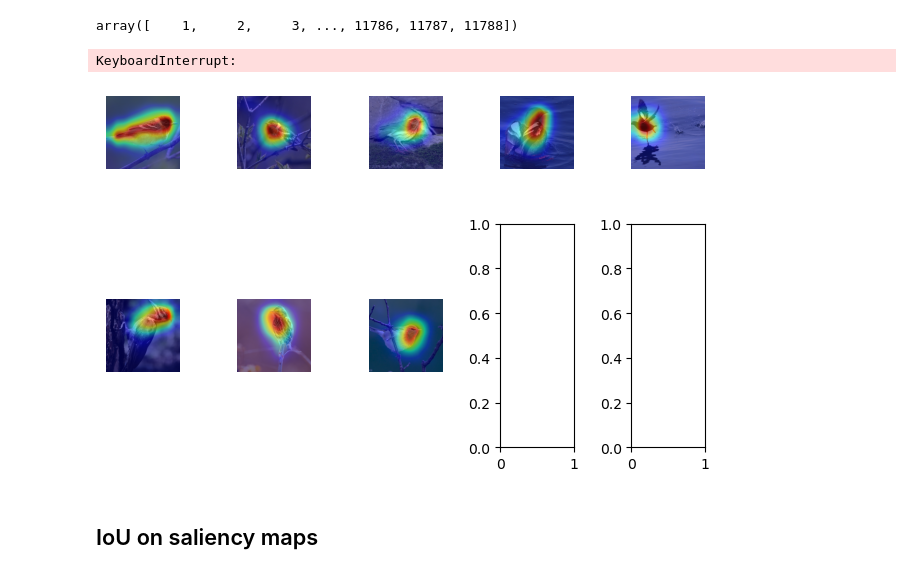
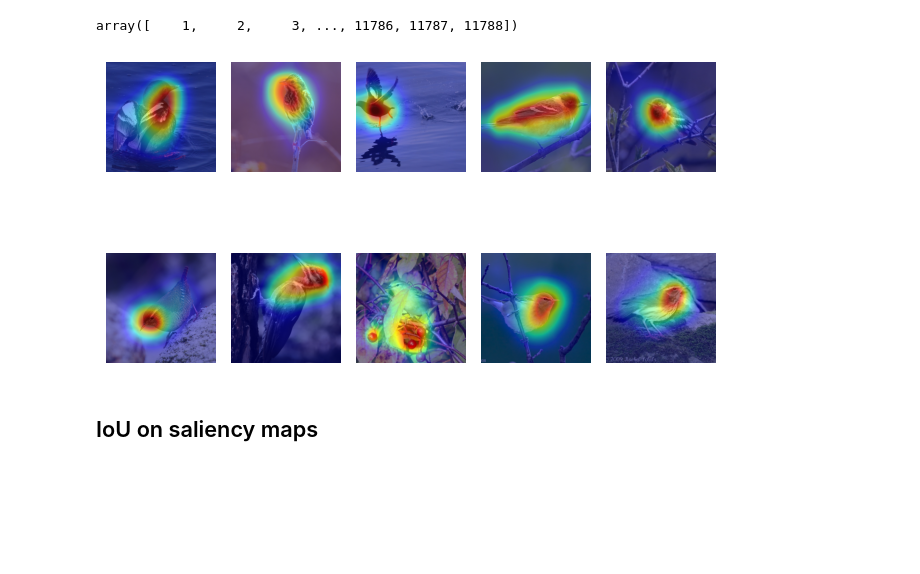
Before and after one commit to s183910/Responsible_AI_project_2, a Jupyter notebook: validation/IoU.ipynb, the cells around one changed output. Drawn from its saved outputs; the diff is of its cells as text; code cells hidden in the pictures; blank space fills up the shorter version.

Commit message:
example visualizations added

```diff
--- a/validation/IoU.ipynb
+++ b/validation/IoU.ipynb
@@ -120,6 +133,8 @@ preprocess_visualise = transforms.Compose(
 
 # loading the test images
 imgs = glob.glob("handful_of_images/*.jpg")
+#imgs_id = [9286, 9273, 10840, 3344, 3350, 11068, 7446, 10531, 10512, 11691]
+imgs_id = [3344, 7446, 3350, 9286, 9273, 11691, 11068, 10512, 10531, 10840]
 len(imgs)
 
 cam_extractor = SmoothGradCAMpp(model, target_layer="layer4")
@@ -127,35 +142,34 @@ cam_extractor = SmoothGradCAMpp(model, target_layer="layer4")
 
 def get_heat_map(fileNames, overlay):
     # getting the saliency maps on the images
     fig, ax = plt.subplots(2, 5, tight_layout=True)
     ax = ax.ravel()
     for i, img in enumerate(fileNames):
         input_image = Image.open(img)
         cropped_img = preprocess_visualise(input_image)
 
         input_tensor = preprocess(input_image)
         input_batch = input_tensor.unsqueeze(0)
 
         out = model(input_batch)
         cams = cam_extractor(out.squeeze(0).argmax().item(), out)
 
         if overlay:
             result = overlay_mask(
                 to_pil_image(cropped_img), to_pil_image(cams[0].squeeze(0), mode="F"), alpha=0.5
             )
             ax[i].imshow(result)
             ax[i].set_axis_off()
         else:
             ax[i].imshow(cams[0].squeeze(0))
             ax[i].set_axis_off()
 
     plt.show()
 get_heat_map(imgs, True)
 
 cam_extractor.remove_hooks()
 # %% [output]
-KeyboardInterrupt:
-[figure, old version]
+[figure, new version]
 # %% [markdown]
 ## IoU on saliency maps
 # %%
```
Also changed, not shown: parts of 4 cells of this notebook, 2 other files.
